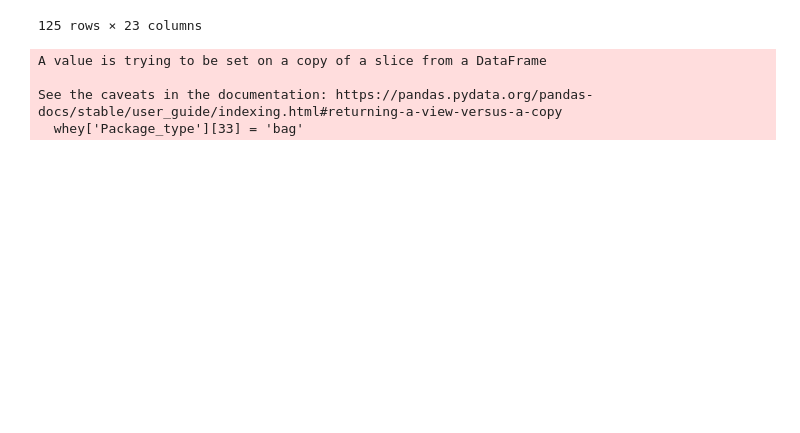
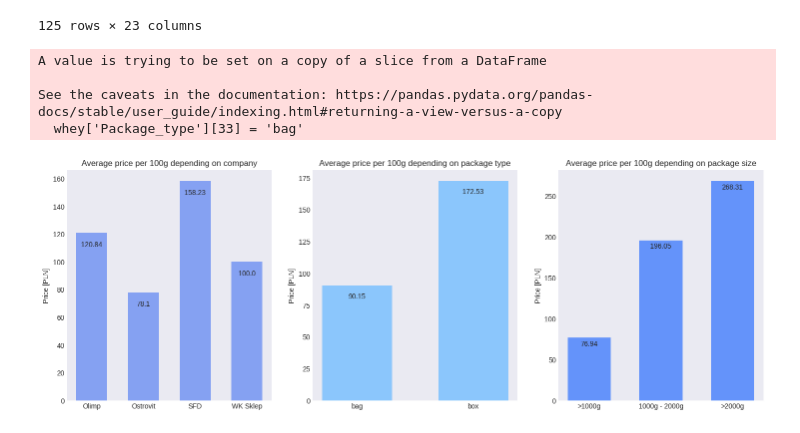
Before and after one commit to KamilShape/whey_analysis, a Jupyter notebook: Whey_analysis.ipynb, the cells around one changed output. Drawn from its saved outputs; the diff is of its cells as text; code cells hidden in the pictures; blank space fills up the shorter version.

```diff
--- a/Whey_analysis.ipynb
+++ b/Whey_analysis.ipynb
@@ -115,6 +116,18 @@ A value is trying to be set on a copy of a slice from a DataFrame
 
 See the caveats in the documentation: https://pandas.pydata.org/pandas-docs/stable/user_guide/indexing.html#returning-a-view-versus-a-copy
   whey['Package_type'][33] = 'bag'
+# %%
+fig, ax = plt.subplots(1,3, figsize = (18,6))
+
+bar_chart(ax[0], whey.groupby('Company')['Price'].mean().index, whey.groupby('Company')['Price'].mean().values, '#85A1F2', 'Average price per 100g depending on company', 'Price [PLN]')
+bar_chart(ax[1], whey.groupby('Package_type')['Price'].mean().index, whey.groupby('Package_type')['Price'].mean().values, '#8BC6FC', 'Average price per 100g depending on package type', 'Price [PLN]')
+bar_chart(ax[2], whey.groupby('Package_category')['Price'].mean().index, whey.groupby('Package_category')['Price'].mean().values, '#6493FA', 'Average price per 100g depending on package size', 'Price [PLN]')
+
+add_text(ax[0], whey.groupby('Company')['Price'].mean().index, whey.groupby('Company')['Price'].mean().values, 10, 0)
+add_text(ax[1], whey.groupby('Package_type')['Price'].mean().index, whey.groupby('Package_type')['Price'].mean().values, 10, 0)
+add_text(ax[2], whey.groupby('Package_category')['Price'].mean().index, whey.groupby('Package_category')['Price'].mean().values, 10, 0)
+# %% [output]
+[figure, added]
 # %%
 fig, ax = plt.subplots(1,3, figsize = (18,6))
 
```
Also changed, not shown: parts of 3 cells of this notebook.
